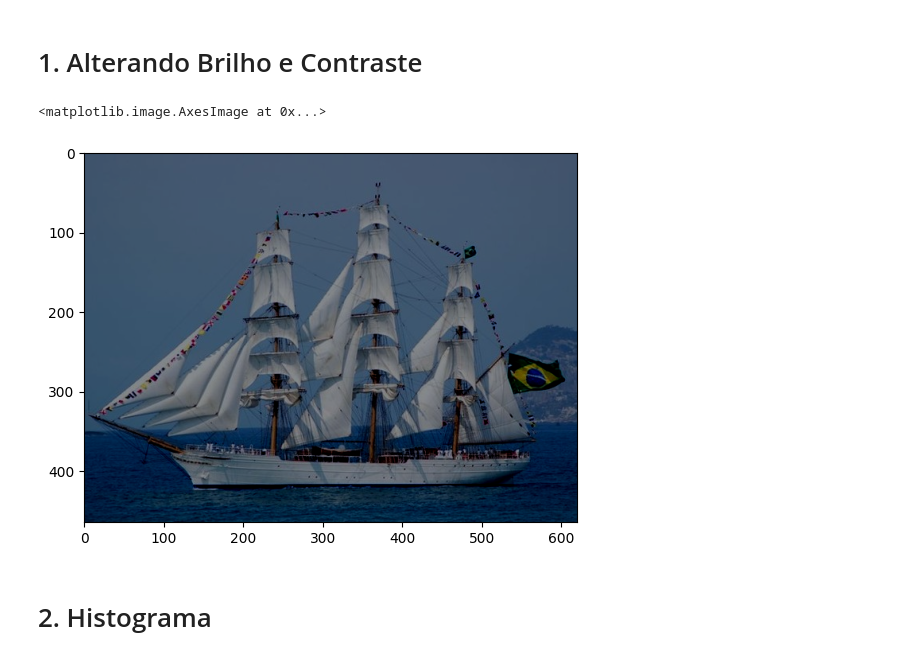
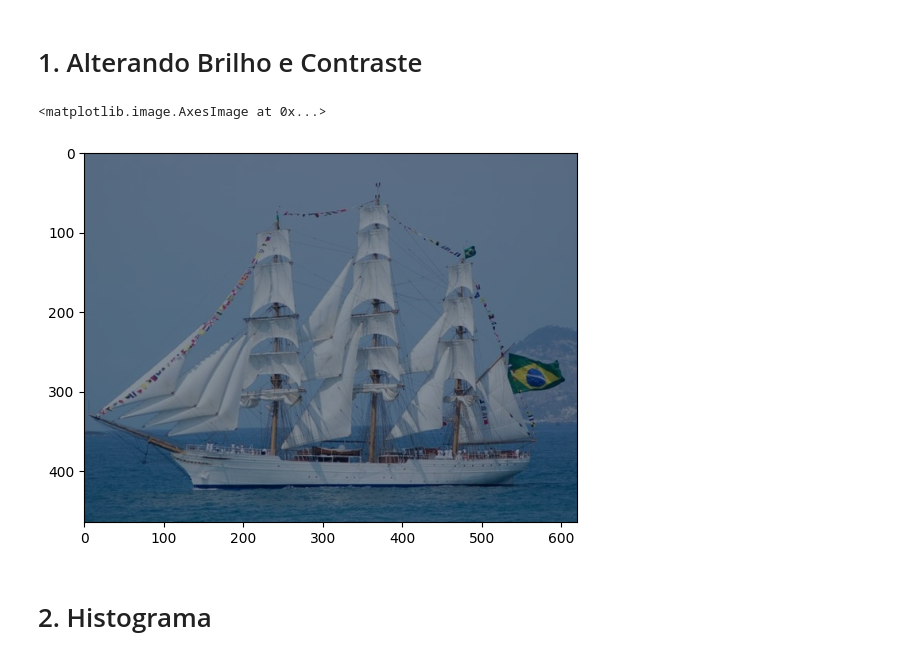
Before and after one commit to davi-dressler/fgv_vc, a Jupyter notebook: lista_1/funcoes.ipynb, the cells around one changed output. Cells and saved outputs as stored; diff of their text form; code cells hidden in the pictures.

```diff
--- a/lista_1/funcoes.ipynb
+++ b/lista_1/funcoes.ipynb
@@ -34,11 +34,11 @@ def brigthness_contrast_modifier(img, alpha: float, beta: float = None):
     imagem = np.clip(imagem, 0, 1)
     return imagem
 # %%
-im = brigthness_contrast_modifier(cisne_branco_norm[:, :, ::-1], -0.4, 0.8)
+im = brigthness_contrast_modifier(cisne_branco_norm[:, :, ::-1], -0.3, 0.8)
 plt.imshow(im)
 # %% [output]
 <matplotlib.image.AxesImage at 0x...>
-[figure, old version]
+[figure, new version]
 # %% [markdown]
 # 2. Histograma
 # %%
```
Also changed, not shown: parts of 2 cells of this notebook, 5 other files.
